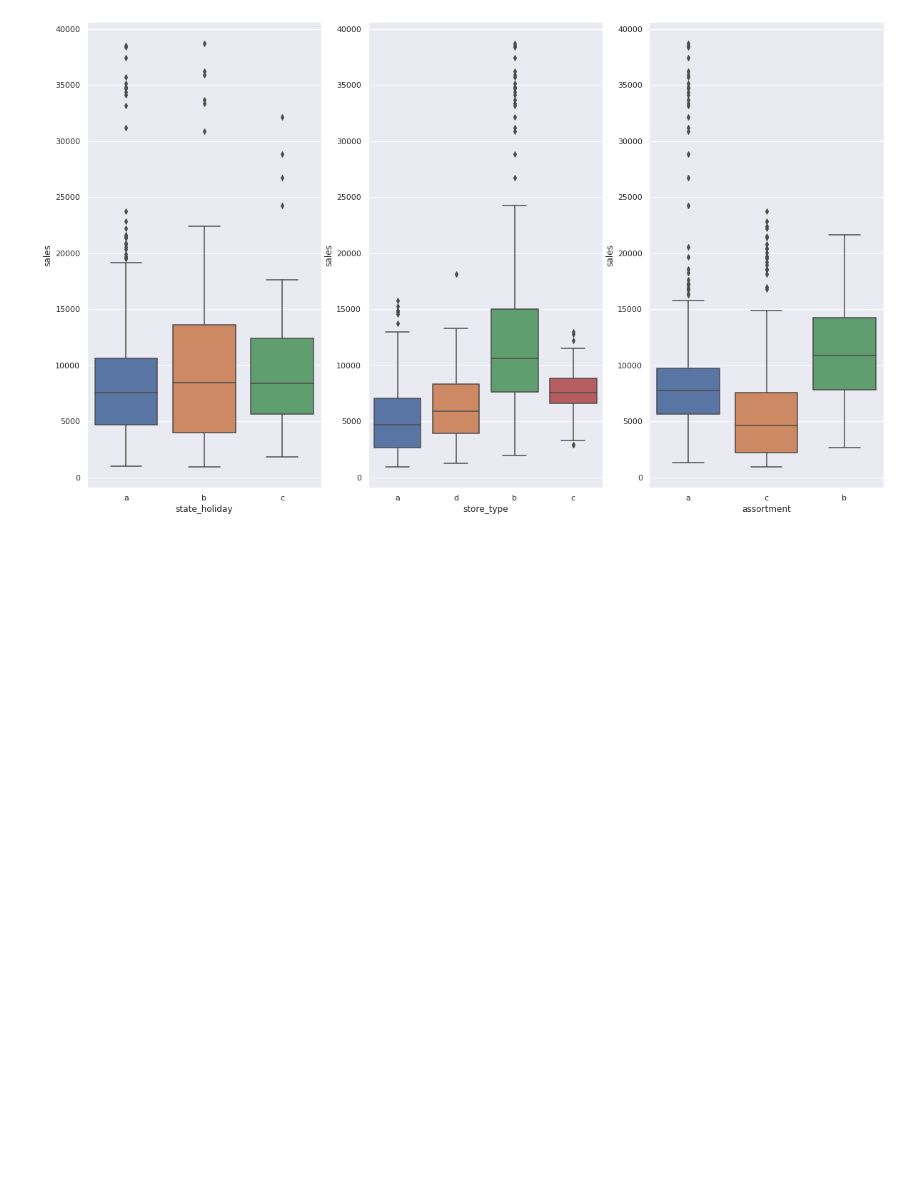
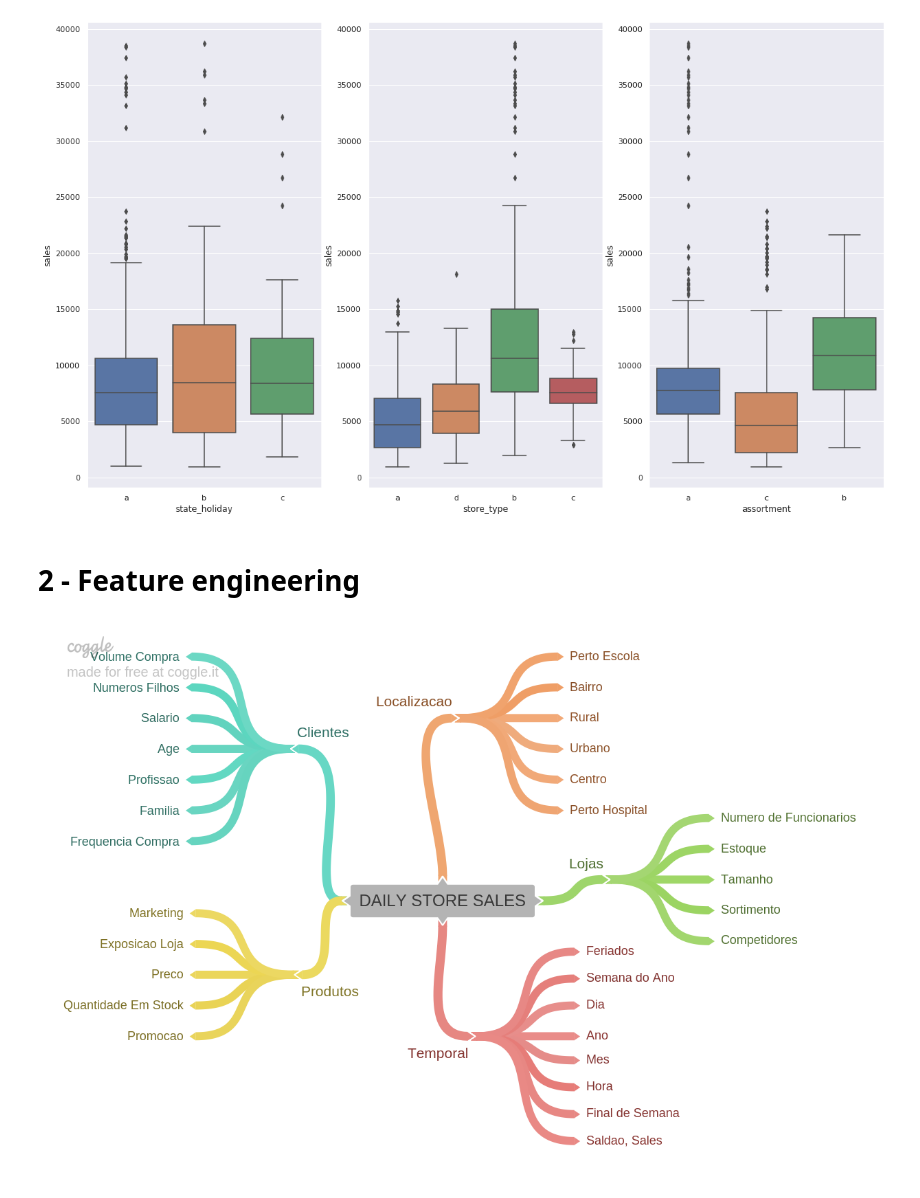
Before and after one commit to Mat004/Rossman_Store_Sale, a Jupyter notebook: rossman_predict.ipynb, the cells around one changed output. Saved outputs shown, nothing was run; the diff lists cells and outputs as text; code cells hidden in the pictures; blank space fills up the shorter version.

```diff
--- a/rossman_predict.ipynb
+++ b/rossman_predict.ipynb
@@ -228,3 +230,5 @@ sns.boxplot( x='assortment', y='sales', data=aux)
 # %% [output]
 <matplotlib.axes._subplots.AxesSubplot at 0x...>
 [figure]
+# %% [markdown]
+# 2 - Feature engineering
@@ -230,0 +237,4 @@ sns.boxplot( x='assortment', y='sales', data=aux)
+# %%
+Image('img/MindMapHypothesis.png')
+# %% [output]
+[figure, added]
```
Also changed, not shown: parts of 12 cells of this notebook.
